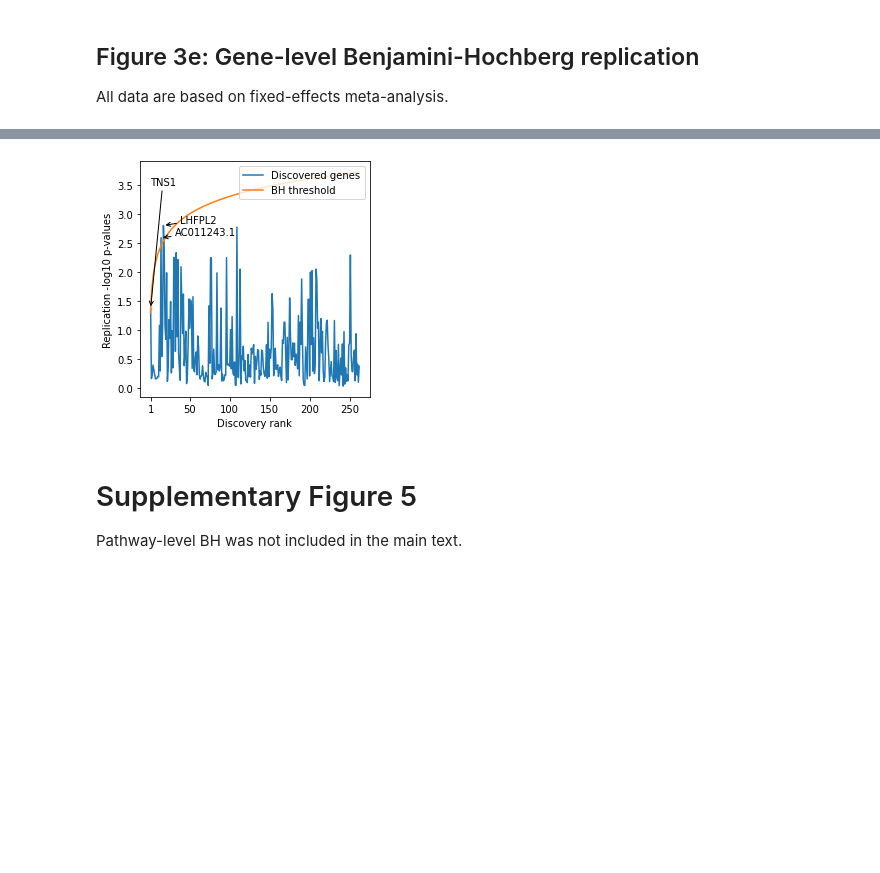
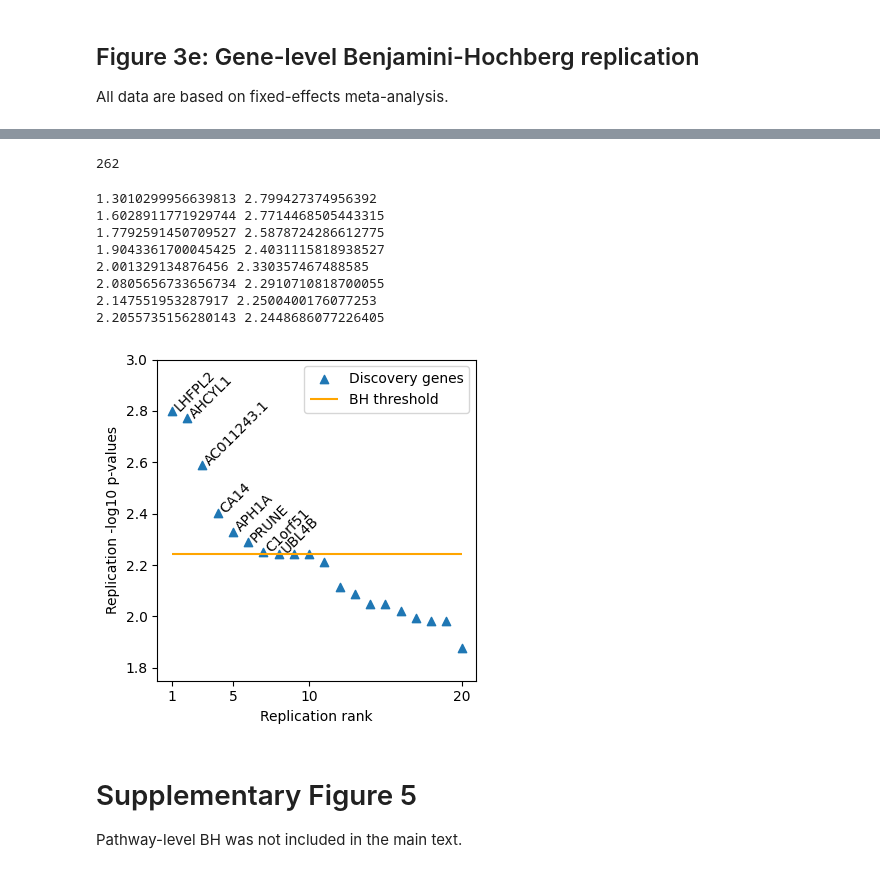
Before and after one commit to mjbeyeler/Stuff, a Jupyter notebook: mattia_paper/metaanalysis_figures.ipynb, the cells around one changed output, grey strips where cells are left out. Saved outputs shown, nothing was run; the diff lists cells and outputs as text; code cells hidden in the pictures; blank space fills up the shorter version.

```diff
--- a/mattia_paper/metaanalysis_figures.ipynb
+++ b/mattia_paper/metaanalysis_figures.ipynb
@@ -103,7 +104,7 @@ def get_annotations(df, p_col):
 ## SNP data
 # %%
 # lead SNPs data (from Suppl. File 1)
-df_leadSNPs = pd.read_csv("/Users/mbeyele5/mattia paper/Supplementary File 1 - 175 lead SNPs - Sheet1.csv", index_col='rsid')
+df_leadSNPs = pd.read_csv("/Users/mbeyele5/code/mattia_paper/Supplementary Dataset 1 - 175 lead SNPs - Sheet1.csv", index_col='rsid')
 df_leadSNPs = df_leadSNPs[~df_leadSNPs.index.duplicated(keep='first')]
 df_leadSNPs['posID'] = df_leadSNPs['chr'].astype(str) + ':' + df_leadSNPs['pos'].astype(str)
 # we sort this df by p-values for the BH procedure later on
@@ -119,7 +120,7 @@ df_leadSNPs.sort_values('log10p')
 
 
 # fixed-effects meta-analysis
-df=pd.read_csv("~/retina_tortuosity/output/GWAS_all/skipogh_DF_GWAS_Tanguy/out_skipogh_colaus_metaanalysis.csv", index_col="SNP")
+df=pd.read_csv("/Users/mbeyele5/retina_tortuosity/output/GWAS_all/skipogh_DF_GWAS_Tanguy/out_skipogh_colaus_metaanalysis.csv", index_col="SNP")
 out = [(i,x) for i,x in enumerate(df_leadSNPs['posID']) if x in df.index]
 leadSNPs_sub = [i[1] for i in out]
 idx_fe = [i[0] for i in out]
@@ -131,7 +132,7 @@ df_fe['ukbb_log10p'] = df_leadSNPs['log10p'].iloc[idx_fe]
 df_fe = df_fe.sort_values("ukbb_log10p", ascending=False)
 
 # mixed-effects meta-analysis
-df=pd.read_csv("~/retina_tortuosity/output/GWAS_all/skipogh_DF_GWAS_Tanguy/RE2C_qqman_format", index_col=1)
+df=pd.read_csv("/Users/mbeyele5/retina_tortuosity/output/GWAS_all/skipogh_DF_GWAS_Tanguy/RE2C_qqman_format", index_col=1)
 out = [(i,x) for i,x in enumerate(df_leadSNPs['posID']) if x in df.index]
 leadSNPs_sub = [i[1] for i in out]
 idx = [i[0] for i in out]
@@ -342,3 +343,5 @@ Conclusion: They must be equivalent in simple linear regression. Maybe I can pro
 # %% [markdown]
 ## 2e) SNP-level Benjamini Hochberg
 Data based on fixed-effects meta-analysis
+# %%
+df_fe.sort_values('P', inplace=True)
@@ -418,26 +498,55 @@ All data are based on fixed-effects meta-analysis.
+# %%
+len(dfp)
+# %% [output]
+262
 # %%
+from ctypes import sizeof
+from tkinter import font
 from matplotlib import pyplot as plt
 import numpy as np
+
+rank_lim=20
+
 dfp=fe_geneScores.loc[fe_intersect_gene_hits]
+dfp.sort_values(1, inplace=True)
 plt.figure(figsize=[4,4])
-plt.plot(range(1,dfp.shape[0]+1),-np.log10(dfp[1]))
-plt.plot(range(1,dfp.shape[0]+1), -np.log10(0.05/np.linspace(1, dfp.shape[0]+1, num=dfp.shape[0])))
+plt.scatter(range(1,dfp.iloc[0:rank_lim].shape[0]+1),-np.log10(dfp.iloc[0:rank_lim][1]), marker='^')
+bh_curve = -np.log10(0.05/np.linspace(1, dfp.shape[0]+1, num=dfp.shape[0]))
+
+p = bh_curve[0]
+i = 0
+while bh_curve[i] <= -np.log10(dfp[1].iloc[i]):
+    print(bh_curve[i], -np.log10(dfp[1].iloc[i]))
+    thres = -np.log10(dfp[1].iloc[i])
+    i += 1
+
+plt.hlines(thres, xmin=1, xmax=rank_lim, color='orange')
+
+
 # plt.title("Gene hits", fontweight='bold')
-plt.xlabel("Discovery rank")
-plt.xticks([1,50,100,150,200,250])
+plt.xlabel("Replication rank")
+plt.xticks([1,5,10,20])
+plt.ylim(1.75,3)
 plt.ylabel("Replication -log10 p-values")
-plt.legend(["Discovered genes", "BH threshold"], loc='upper right')
+plt.legend(["Discovery genes", "BH threshold"], loc='upper right')
 
 x,y,txt=get_annotations(dfp,1)
 
-plt.annotate(txt[0], (x[0],-np.log10(y[0])), xytext=(0,3.5), arrowprops=dict(arrowstyle="->"))
-for i,hit in enumerate(txt[1:3]):
-    plt.annotate(hit, (x[i+1],-np.log10(y[i+1])), textcoords='offset points',arrowprops=dict(arrowstyle="->"))
+for i,hit in enumerate(txt[0:i]):
+    plt.annotate(hit, (x[i],-np.log10(y[i])), rotation=45)
 
 plt.tight_layout()
 plt.savefig("/Users/mbeyele5/retina_tortuosity/output/GWAS_all/skipogh_DF_GWAS_Tanguy/fe_gene_hits.tiff")
 # %% [output]
+1.3010299956639813 2.799427374956392
+1.6028911771929744 2.7714468505443315
+1.7792591450709527 2.5878724286612775
+1.9043361700045425 2.4031115818938527
+2.001329134876456 2.330357467488585
+2.0805656733656734 2.2910710818700055
+2.147551953287917 2.2500400176077253
+2.2055735156280143 2.2448686077226405
-[figure, old version]
+[figure, new version]
 # %% [markdown]
 # Supplementary Figure 5
 Pathway-level BH was not included in the main text.
```
Also changed, not shown: parts of 11 cells of this notebook, 14 other files.
